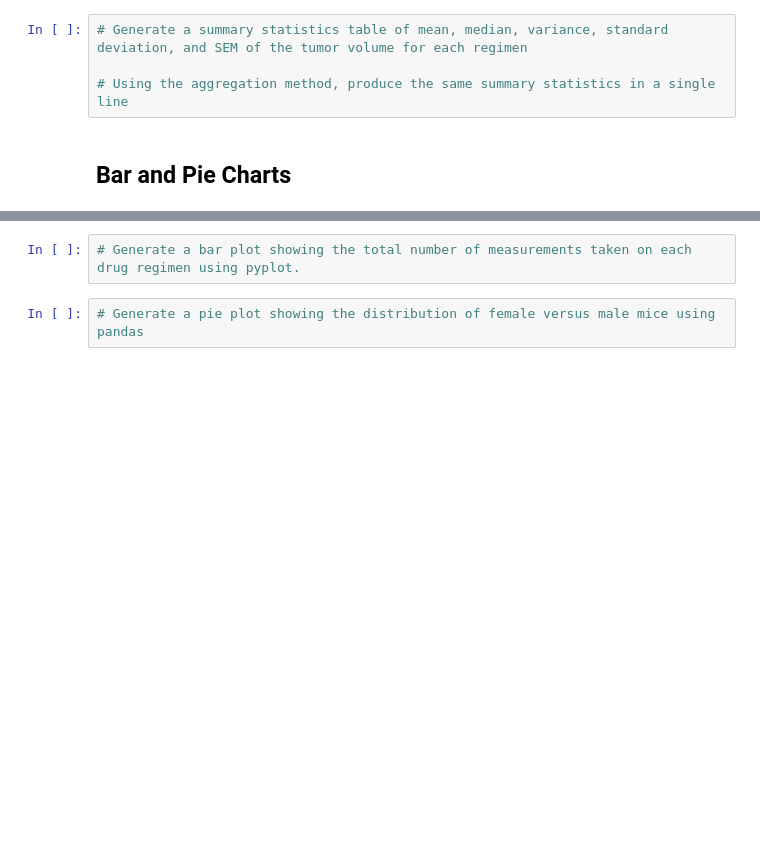
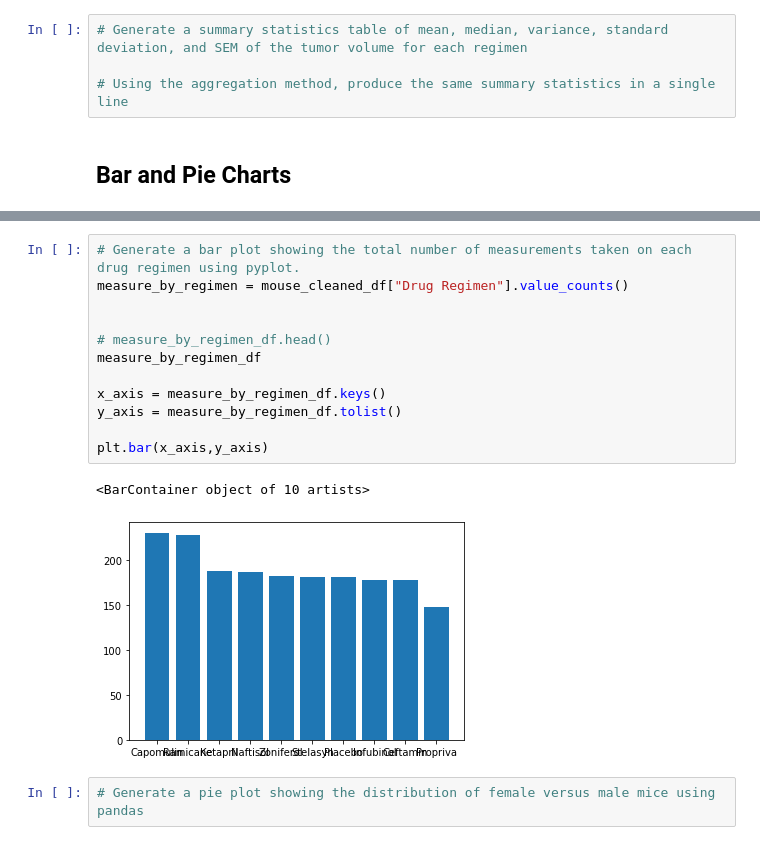
Before and after one commit to agomeso/Matplotlib-Challenge, a Jupyter notebook: Pymaceuticals/pymaceuticals_starter.ipynb, the cells around one changed output, grey strips where cells are left out. Saved outputs shown, nothing was run; the diff lists cells and outputs as text; blank space fills up the shorter version.

```diff
--- a/Pymaceuticals/pymaceuticals_starter.ipynb
+++ b/Pymaceuticals/pymaceuticals_starter.ipynb
@@ -87,5 +173,18 @@ KeyError: "['g989'] not found in axis"
 # %%
 # Generate a bar plot showing the total number of measurements taken on each drug regimen using pyplot.
+measure_by_regimen = mouse_cleaned_df["Drug Regimen"].value_counts()
+
+
+# measure_by_regimen_df.head()
+measure_by_regimen_df
+
+x_axis = measure_by_regimen_df.keys()
+y_axis = measure_by_regimen_df.tolist()
+
+plt.bar(x_axis,y_axis)
+# %% [output]
+<BarContainer object of 10 artists>
+[figure, added]
 # %%
 # Generate a pie plot showing the distribution of female versus male mice using pandas
 # %%
```
Also changed, not shown: parts of 8 cells of this notebook.
